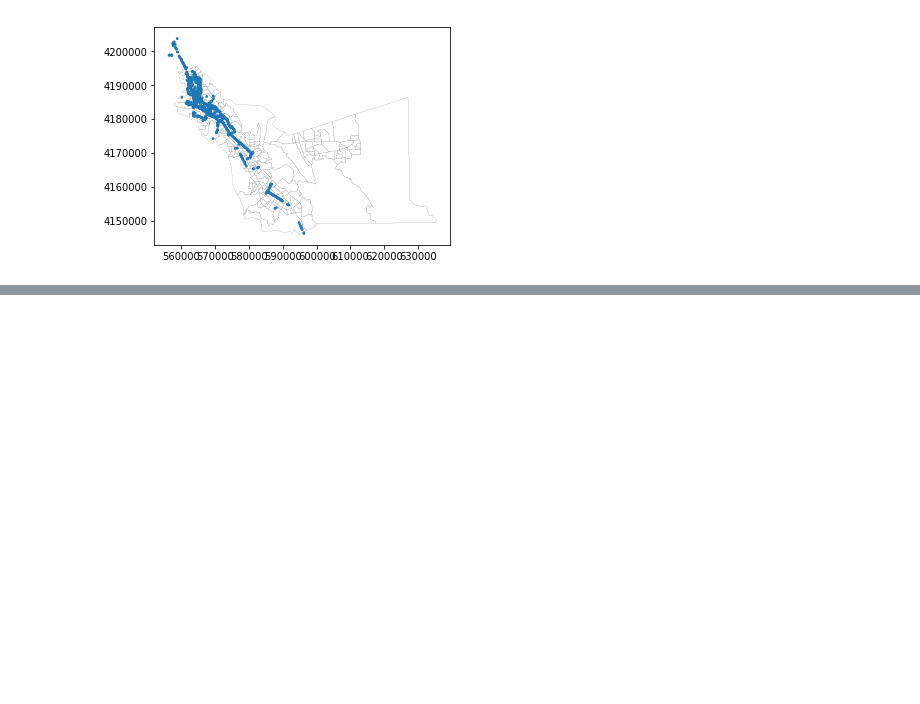
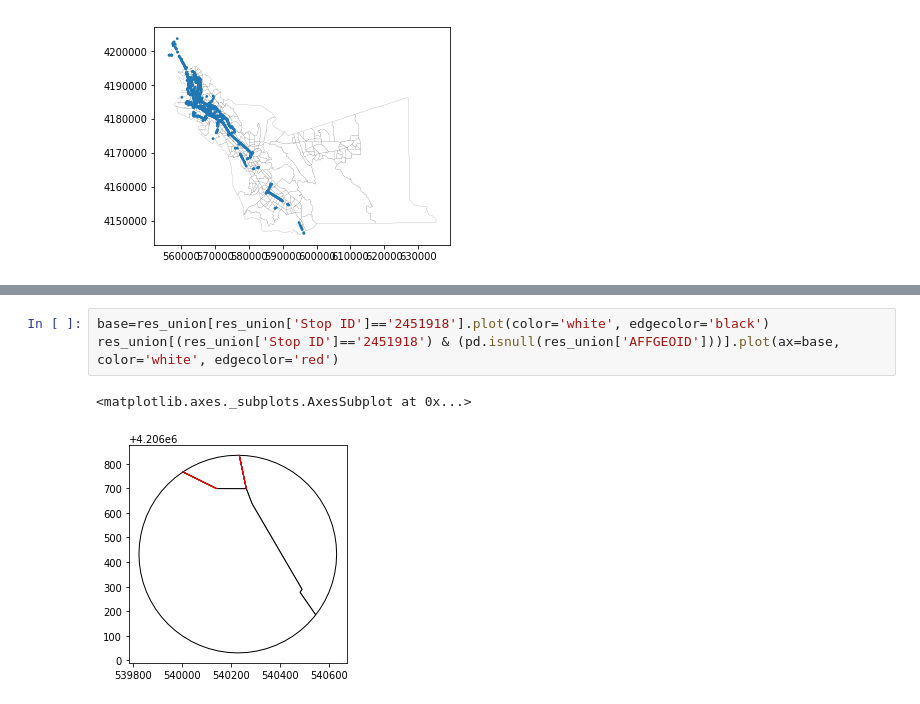
Before and after one commit to jarednolan/Upzoning, a Jupyter notebook: Tract_geo_analysis.ipynb, the cells around one changed output, grey strips where cells are left out. Drawn from its saved outputs; the diff is of its cells as text; blank space fills up the shorter version.

```diff
--- a/Tract_geo_analysis.ipynb
+++ b/Tract_geo_analysis.ipynb
@@ -134,0 +231,6 @@ res_union.to_csv('tract_stop.csv')
+# %%
+base=res_union[res_union['Stop ID']=='2451918'].plot(color='white', edgecolor='black')
+res_union[(res_union['Stop ID']=='2451918') & (pd.isnull(res_union['AFFGEOID']))].plot(ax=base, color='white', edgecolor='red')
+# %% [output]
+<matplotlib.axes._subplots.AxesSubplot at 0x...>
+[figure, added]
```
Also changed, not shown: parts of 24 cells of this notebook, 2 other files.
